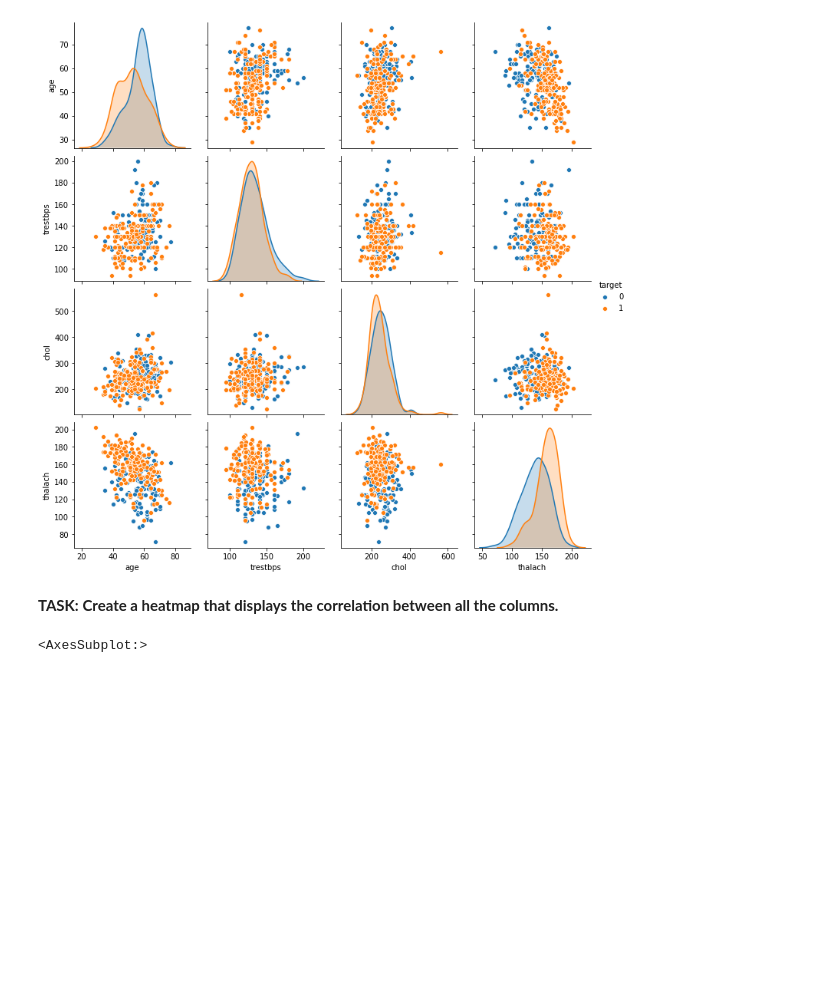
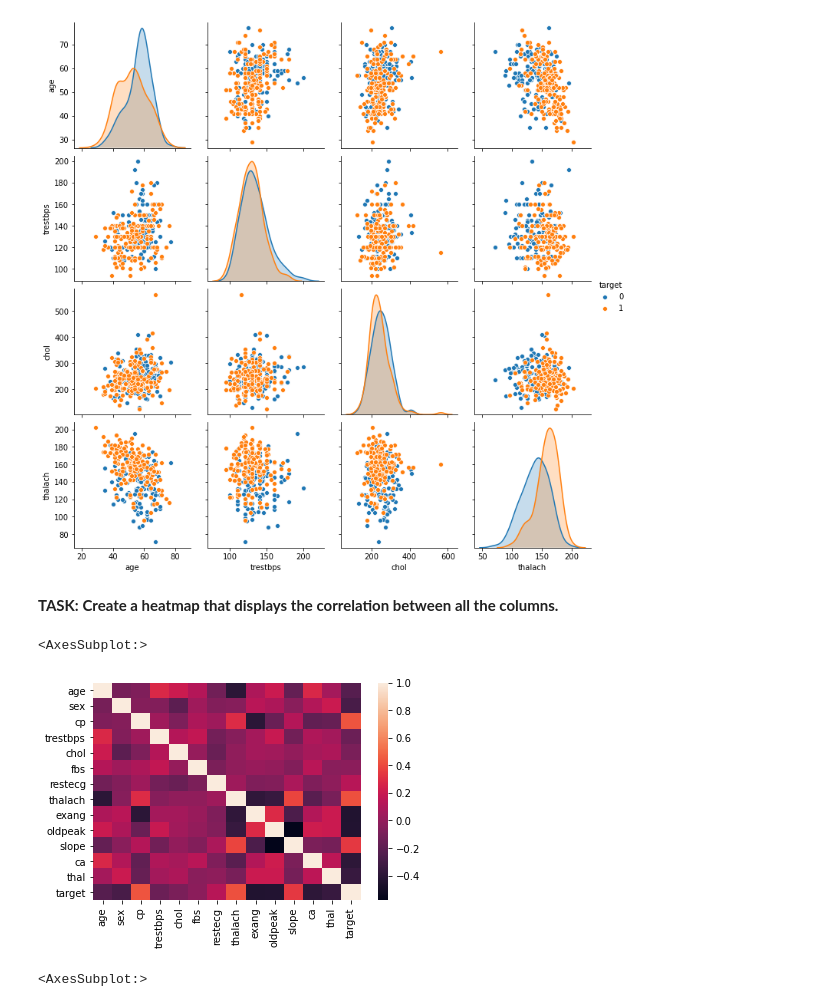
Before and after one commit to alpha-nero1/2021-Python-for-Machine-Learning-Data-Science-Masterclass, a Jupyter notebook: 11-Logistic-Regression-Models/02-Logistic-Regression-Project-Exercise .ipynb, the cells around one changed output. Saved outputs shown, nothing was run; the diff lists cells and outputs as text; code cells hidden in the pictures; blank space fills up the shorter version.

```diff
--- a/11-Logistic-Regression-Models/02-Logistic-Regression-Project-Exercise .ipynb
+++ b/11-Logistic-Regression-Models/02-Logistic-Regression-Project-Exercise .ipynb
@@ -143,6 +187,10 @@ memory usage: 33.3 KB
 **TASK: Create a heatmap that displays the correlation between all the columns.**
 # %%
 # CODE HERE
+sns.heatmap(data=df.corr())
+# %% [output]
+<AxesSubplot:>
+[figure, added]
 # %%
 # %% [output]
 <AxesSubplot:>
```
Also changed, not shown: parts of 41 cells of this notebook, 3 other files.
